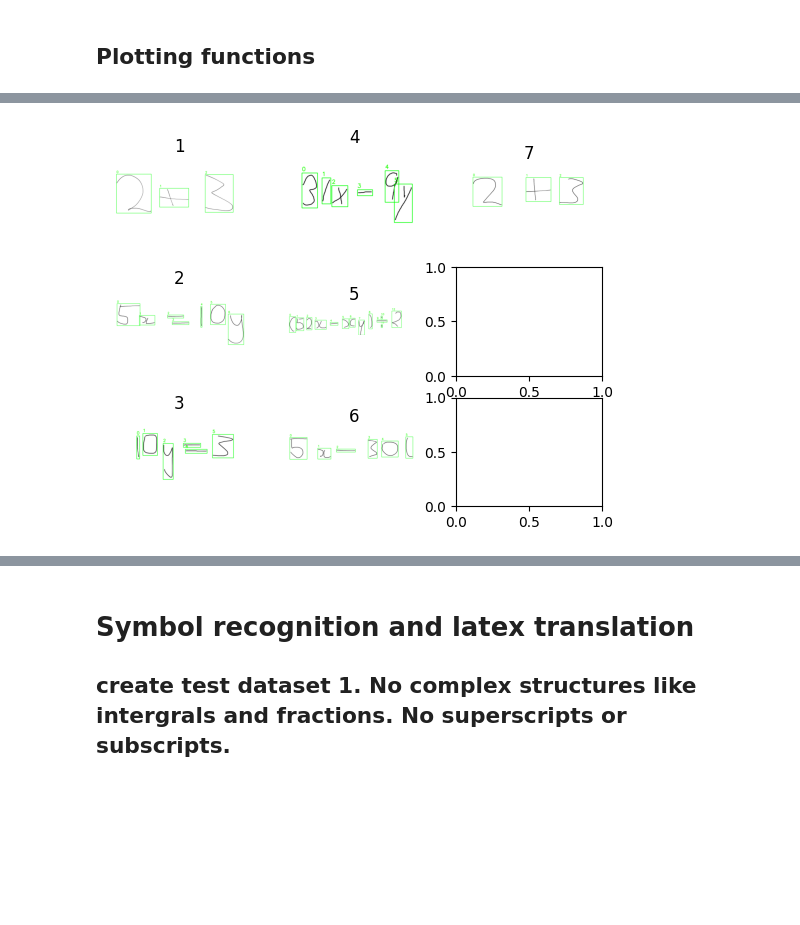
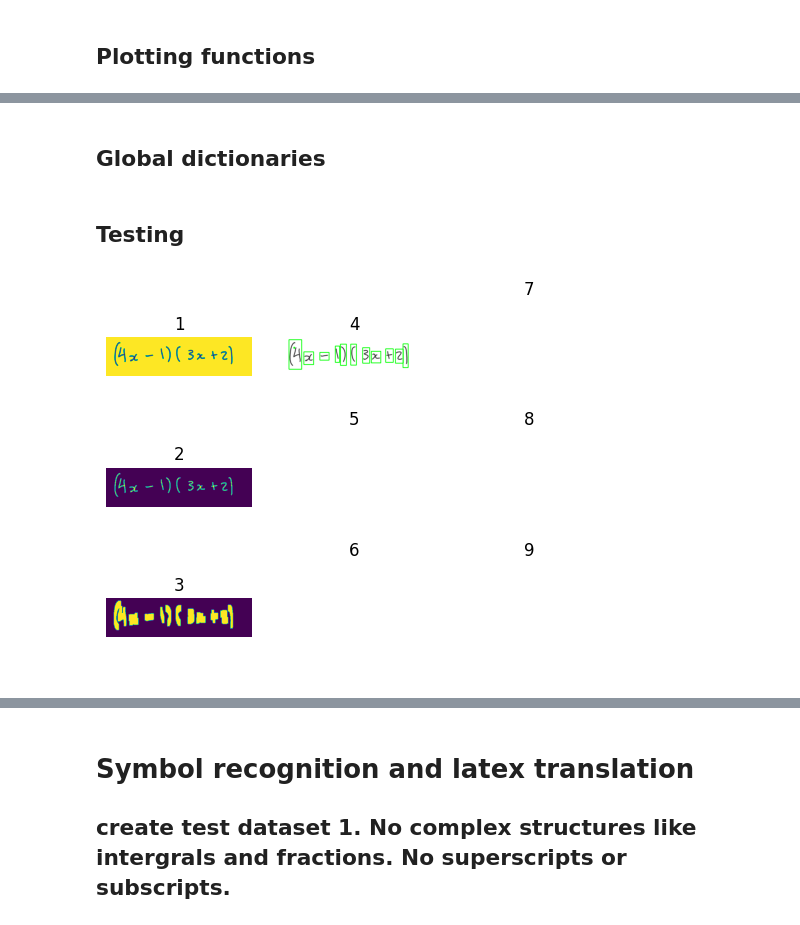
Before and after one commit to Beenben/HandMtoLat, a Jupyter notebook: boundingBoxSegmentation.ipynb, the cells around one changed output, grey strips where cells are left out. Saved outputs shown, nothing was run; the diff lists cells and outputs as text; code cells hidden in the pictures; blank space fills up the shorter version.

```diff
--- a/boundingBoxSegmentation.ipynb
+++ b/boundingBoxSegmentation.ipynb
@@ -291,0 +333,2 @@ def oneplot_stage(img, stage):
+# %% [markdown]
+## Global dictionaries
@@ -292,8 +366,5 @@ def oneplot_stage(img, stage):
+# %% [markdown]
+## Testing
 # %%
-path = r"test_set2"
-imgs = load_equations(path)
-
-# stages 3 and 4
-subplot(imgs)
+test_set_1_path = r"test_set1"
+test_imgs = load_equations(test_set_1_path)
-# %% [output]
-[figure, removed]
@@ -330,0 +371,5 @@ numsToLatex = {v: k for v, k in enumerate(dic_list)}
+# %%
+test_img = test_imgs[4]
+subplot_bbox_stages(test_img)
+# %% [output]
+[figure, added]
```
Also changed, not shown: parts of 14 cells of this notebook, 2 other files.
